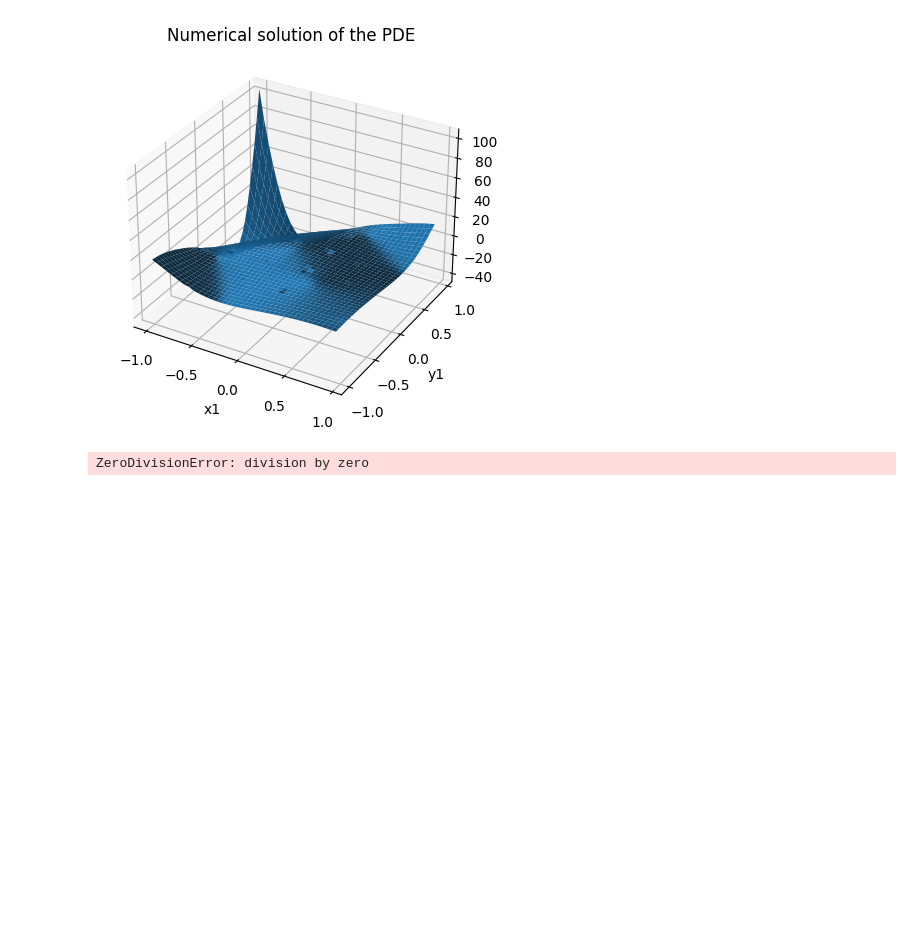
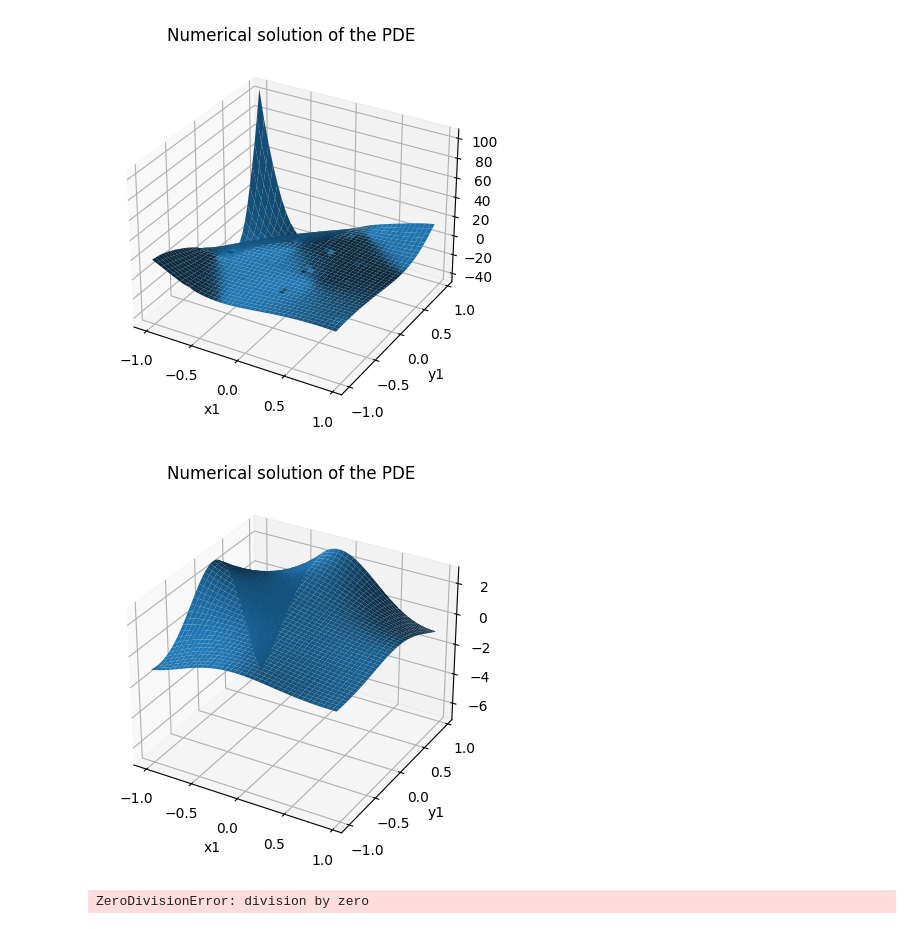
Before and after one commit to TheoBourdais/ModelAggregation, a Jupyter notebook: joint aggregation alternate steps.ipynb, the cells around one changed output. Cells and saved outputs as stored; diff of their text form; code cells hidden in the pictures; blank space fills up the shorter version.

```diff
--- a/joint aggregation alternate steps.ipynb
+++ b/joint aggregation alternate steps.ipynb
@@ -112,4 +109,9 @@ dtau=lambda x:3*x**2
 f_symbolic
 # %% [output]
 $\displaystyle - \left(- \pi^{2} x^{2} \cos{\left(\pi x y \right)} - 2 \pi x \sin{\left(\pi x y \right)} + \cos{\left(\pi x y \right)}\right) e^{- x + y} - \left(- \pi^{2} y^{2} \cos{\left(\pi x y \right)} + 2 \pi y \sin{\left(\pi x y \right)} + \cos{\left(\pi x y \right)}\right) e^{- x + y} + e^{- 3 x + 3 y} \cos^{3}{\left(\pi x y \right)}$
+# %%
+dxu_tuple=lambdify((x,y),diff(u_symbolic,x))
+dxu=lambda xy:dxu_tuple(xy[0],xy[1])
+dyu_tuple=lambdify((x,y),diff(u_symbolic,y))
+dyu=lambda xy:dyu_tuple(xy[0],xy[1])
 # %%
@@ -196,2 +200,6 @@ plt.show()
+# %%
+models[0].real_u=real_u
+models[0].dx=dxu
+models[0].dy=dyu
 # %%
 PDESolver.joint_fit(models,f,real_u,tau,dtau,tol=1e-6)
@@ -212,3 +240,10 @@ plt.show()
+# %%
+local_aggregate=partial(dumb_aggregate,models=models,width=width)
+fig=plot_vectorized_function(local_aggregate,0.05)
+plt.title('Numerical solution of the PDE')
+plt.show()
+# %% [output]
+[figure, added]
 # %%
 print(1/0)
 # %% [output]
```
Also changed, not shown: parts of 4 cells of this notebook, 5 other files.
